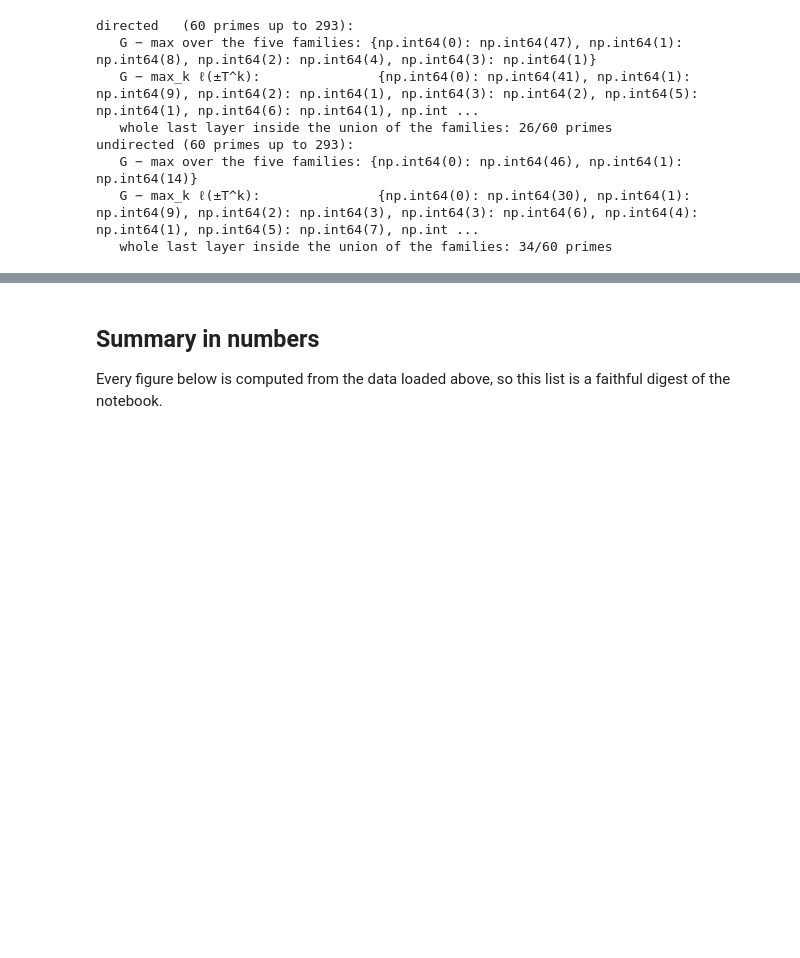
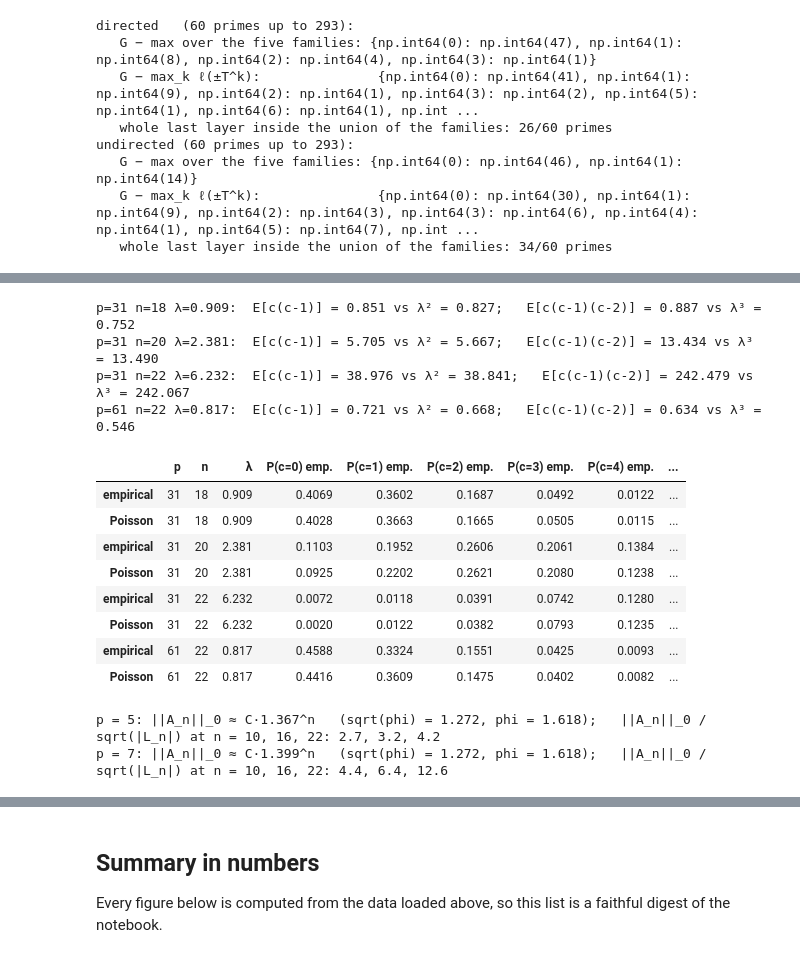
Before and after one commit to CRStruesel/God-s-Number-Project, a Jupyter notebook: notebooks/gods_number.ipynb, the cells around one changed output, grey strips where cells are left out. Saved outputs shown, nothing was run; the diff lists cells and outputs as text; code cells hidden in the pictures; blank space fills up the shorter version.

```diff
--- a/notebooks/gods_number.ipynb
+++ b/notebooks/gods_number.ipynb
@@ -1579,0 +1630,47 @@ where the data show both a universal law (the exponent) and explicit structure (
+# %%
+# the law of the lift counts against Poisson(lambda), and the factorial moments
+rows = []
+for p, n in [(31, 18), (31, 20), (31, 22), (61, 22)]:
+    c = lift_counts(p, n); lam = len(sl2z_layers_list[n - 1]) / group_order(p)
+    row = {"p": p, "n": n, "λ": round(lam, 3)}
+    for k in range(6):
+        row[f"P(c={k}) emp."] = round(float(np.mean(c == k)), 4); row[f"Poisson"] = None
+    rows.append(row)
+    rows.append({"p": p, "n": n, "λ": round(lam, 3), **{f"P(c={k}) emp.": round(math.exp(-lam) * lam**k / math.factorial(k), 4) for k in range(6)}})
+    print(f"p={p} n={n} λ={lam:.3f}:  E[c(c-1)] = {np.mean(c*(c-1)):.3f} vs λ² = {lam**2:.3f};   E[c(c-1)(c-2)] = {np.mean(c*(c-1)*(c-2)):.3f} vs λ³ = {lam**3:.3f}")
+tab = pd.DataFrame(rows).drop(columns=["Poisson"])
+tab.index = [("empirical" if i % 2 == 0 else "Poisson") for i in range(len(tab))]
+tab
+# %% [output]
+p=31 n=18 λ=0.909:  E[c(c-1)] = 0.851 vs λ² = 0.827;   E[c(c-1)(c-2)] = 0.887 vs λ³ = 0.752
+p=31 n=20 λ=2.381:  E[c(c-1)] = 5.705 vs λ² = 5.667;   E[c(c-1)(c-2)] = 13.434 vs λ³ = 13.490
+p=31 n=22 λ=6.232:  E[c(c-1)] = 38.976 vs λ² = 38.841;   E[c(c-1)(c-2)] = 242.479 vs λ³ = 242.067
+p=61 n=22 λ=0.817:  E[c(c-1)] = 0.721 vs λ² = 0.668;   E[c(c-1)(c-2)] = 0.634 vs λ³ = 0.546
+|  | p | n | λ | P(c=0) emp. | P(c=1) emp. | P(c=2) emp. | P(c=3) emp. | P(c=4) emp. | ... |
+| empirical | 31 | 18 | 0.909 | 0.4069 | 0.3602 | 0.1687 | 0.0492 | 0.0122 | ... |
+| Poisson | 31 | 18 | 0.909 | 0.4028 | 0.3663 | 0.1665 | 0.0505 | 0.0115 | ... |
+| empirical | 31 | 20 | 2.381 | 0.1103 | 0.1952 | 0.2606 | 0.2061 | 0.1384 | ... |
+| Poisson | 31 | 20 | 2.381 | 0.0925 | 0.2202 | 0.2621 | 0.2080 | 0.1238 | ... |
+| empirical | 31 | 22 | 6.232 | 0.0072 | 0.0118 | 0.0391 | 0.0742 | 0.1280 | ... |
+| Poisson | 31 | 22 | 6.232 | 0.0020 | 0.0122 | 0.0382 | 0.0793 | 0.1235 | ... |
+| empirical | 61 | 22 | 0.817 | 0.4588 | 0.3324 | 0.1551 | 0.0425 | 0.0093 | ... |
+| Poisson | 61 | 22 | 0.817 | 0.4416 | 0.3609 | 0.1475 | 0.0402 | 0.0082 | ... |
+# %%
+# operator norms of the sphere operators A_n = sum_{g in L_n(Z)} R(g) on l^2_0(SL_2(F_p)), p = 5, 7
+for p in (5, 7):
+    N = group_order(p); idxs = np.arange(N); a, b, cc, d = decode(idxs, p, _it(p))
+    def rperm(g):
+        g0, g1, g2, g3 = g
+        return encode((a*g0 + b*g2) % p, (a*g1 + b*g3) % p, (cc*g0 + d*g2) % p, (cc*g1 + d*g3) % p, p)
+    norms = []
+    for n in range(1, NM + 1):
+        c = lift_counts(p, n); M = np.zeros((N, N))
+        for gi in np.nonzero(c)[0]:
+            M[idxs, rperm(decode_scalar(int(gi), p))] += c[gi]
+        sv = np.sort(np.linalg.svd(M, compute_uv=False))[::-1]; norms.append(sv[1])
+    rate = math.exp(np.polyfit(range(10, NM + 1), np.log(norms[9:]), 1)[0])
+    print(f"p = {p}: ||A_n||_0 ≈ C·{rate:.3f}^n   (sqrt(phi) = {phi**0.5:.3f}, phi = {phi:.3f});   ||A_n||_0 / sqrt(|L_n|) at n = 10, 16, 22: "
+          + ", ".join(f"{norms[n-1]/math.sqrt(len(sl2z_layers_list[n-1])):.1f}" for n in (10, 16, 22)))
+# %% [output]
+p = 5: ||A_n||_0 ≈ C·1.367^n   (sqrt(phi) = 1.272, phi = 1.618);   ||A_n||_0 / sqrt(|L_n|) at n = 10, 16, 22: 2.7, 3.2, 4.2
+p = 7: ||A_n||_0 ≈ C·1.399^n   (sqrt(phi) = 1.272, phi = 1.618);   ||A_n||_0 / sqrt(|L_n|) at n = 10, 16, 22: 4.4, 6.4, 12.6
```
Also changed, not shown: parts of 5 cells of this notebook.
